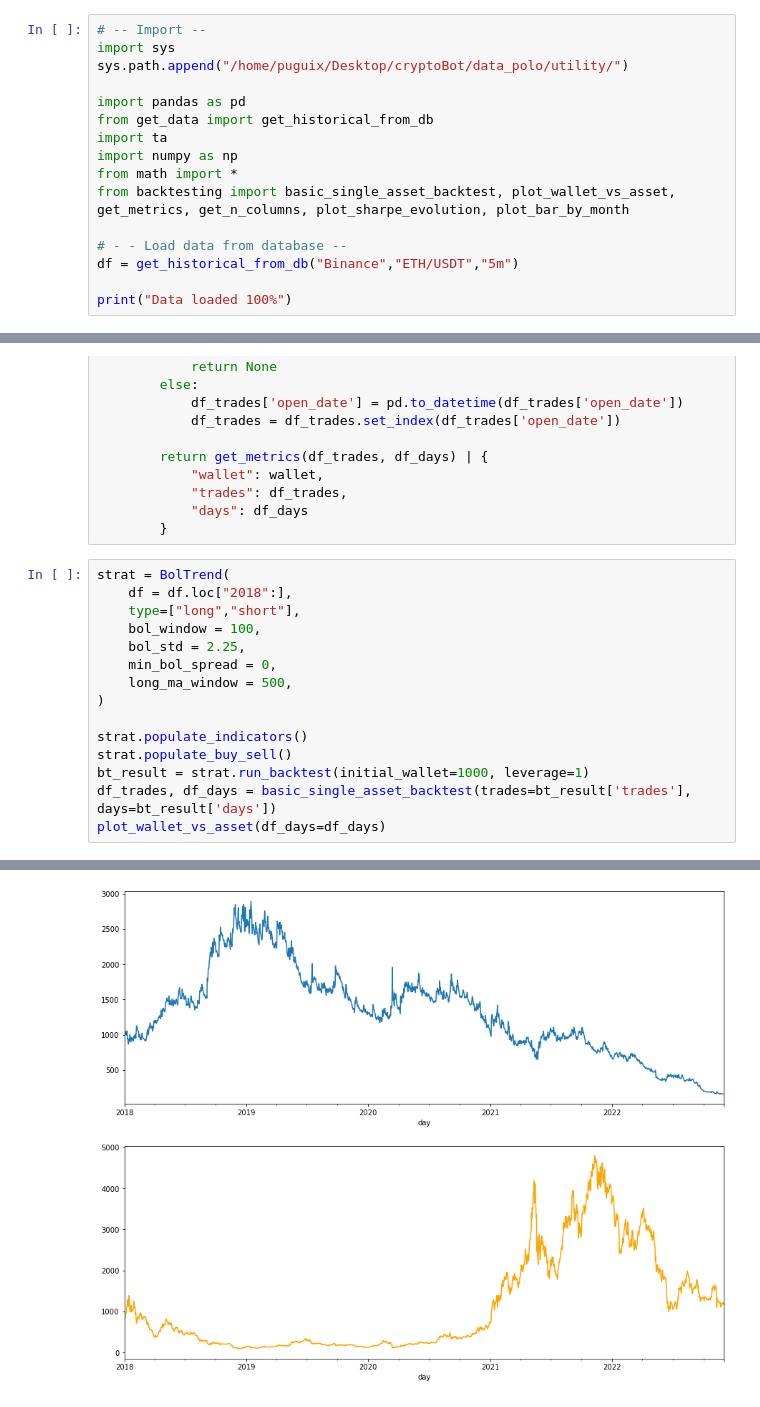
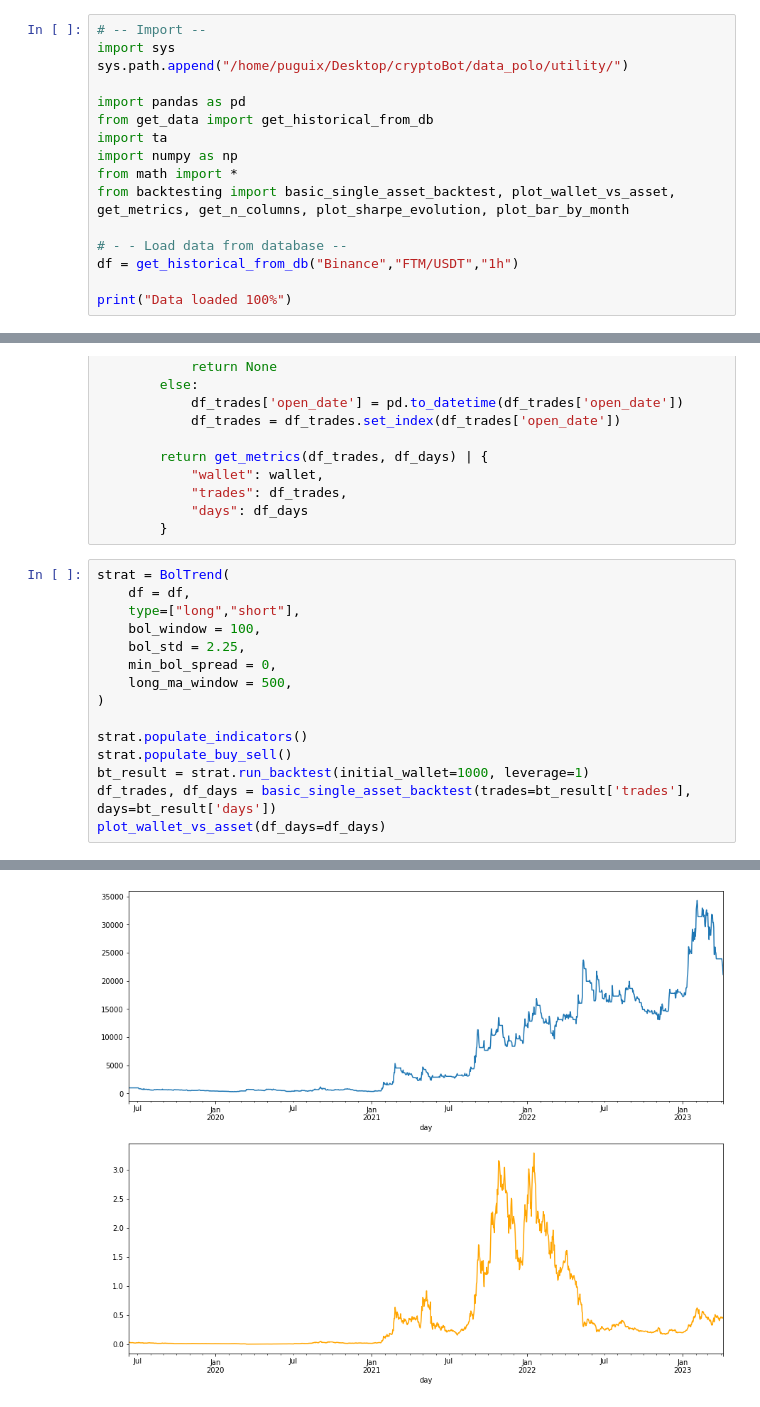
Before and after one commit to Puguix/cryptoBot, a Jupyter notebook: data_polo/backtests/Bollinger.ipynb, the cells around one changed output, grey strips where cells are left out. Drawn from its saved outputs; the diff is of its cells as text.

```diff
--- a/data_polo/backtests/Bollinger.ipynb
+++ b/data_polo/backtests/Bollinger.ipynb
@@ -13,7 +13,7 @@ from math import *
 from backtesting import basic_single_asset_backtest, plot_wallet_vs_asset, get_metrics, get_n_columns, plot_sharpe_evolution, plot_bar_by_month
 
 # - - Load data from database --
-df = get_historical_from_db("Binance","ETH/USDT","5m")
+df = get_historical_from_db("Binance","FTM/USDT","1h")
 
 print("Data loaded 100%")
 # %% [output]
@@ -237,7 +237,7 @@ class BolTrend():
         }
 # %%
 strat = BolTrend(
-    df = df.loc["2018":],
+    df = df,
     type=["long","short"],
     bol_window = 100,
     bol_std = 2.25,
@@ -287 +270 @@ Worst trades: -8.92 % the 2022-05-11 12:45:00 -> 2022-05-11 13:45:00
-[figure, old version]
+[figure, new version]
```
Also changed, not shown: parts of 1 cell of this notebook, 5 other files.
